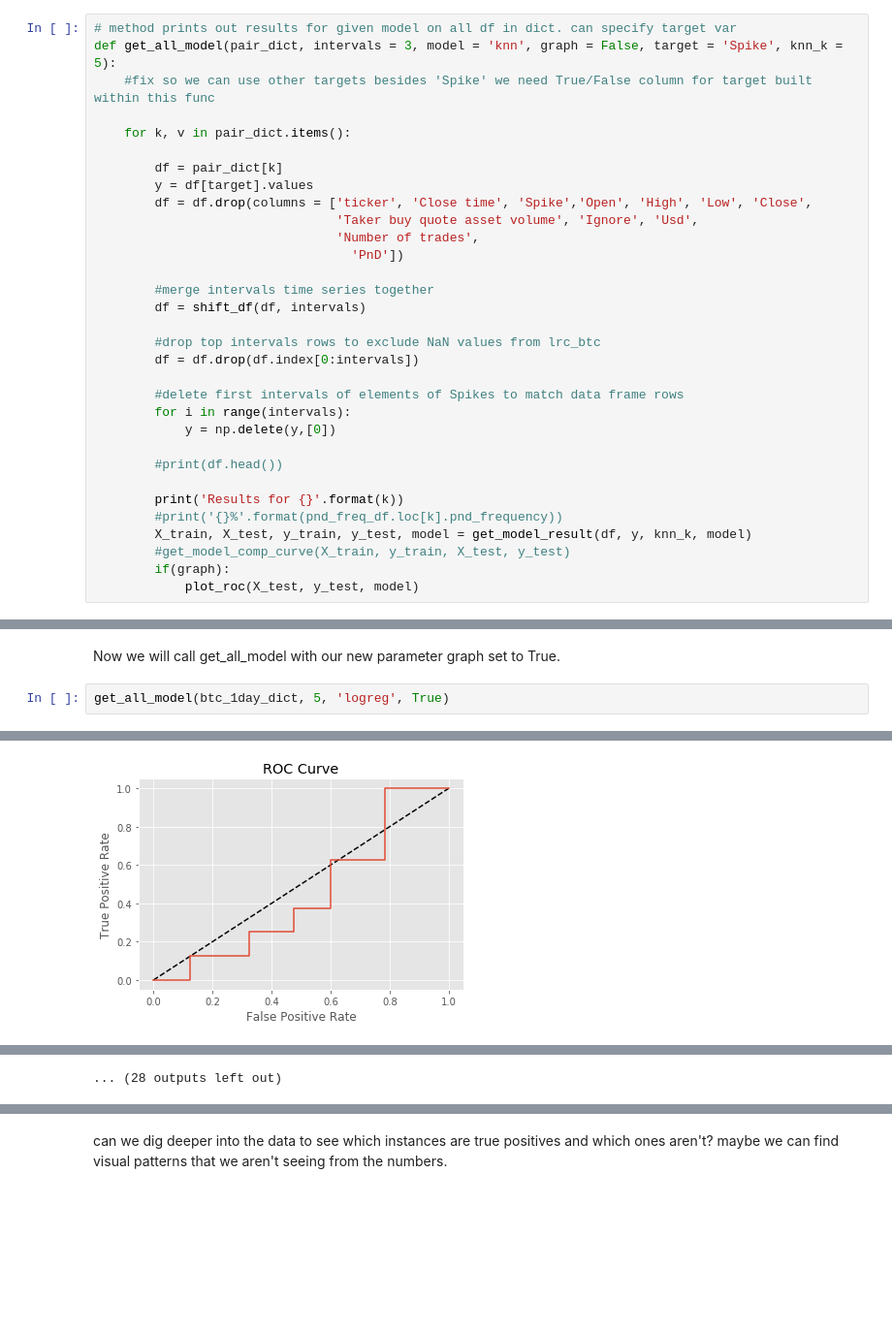
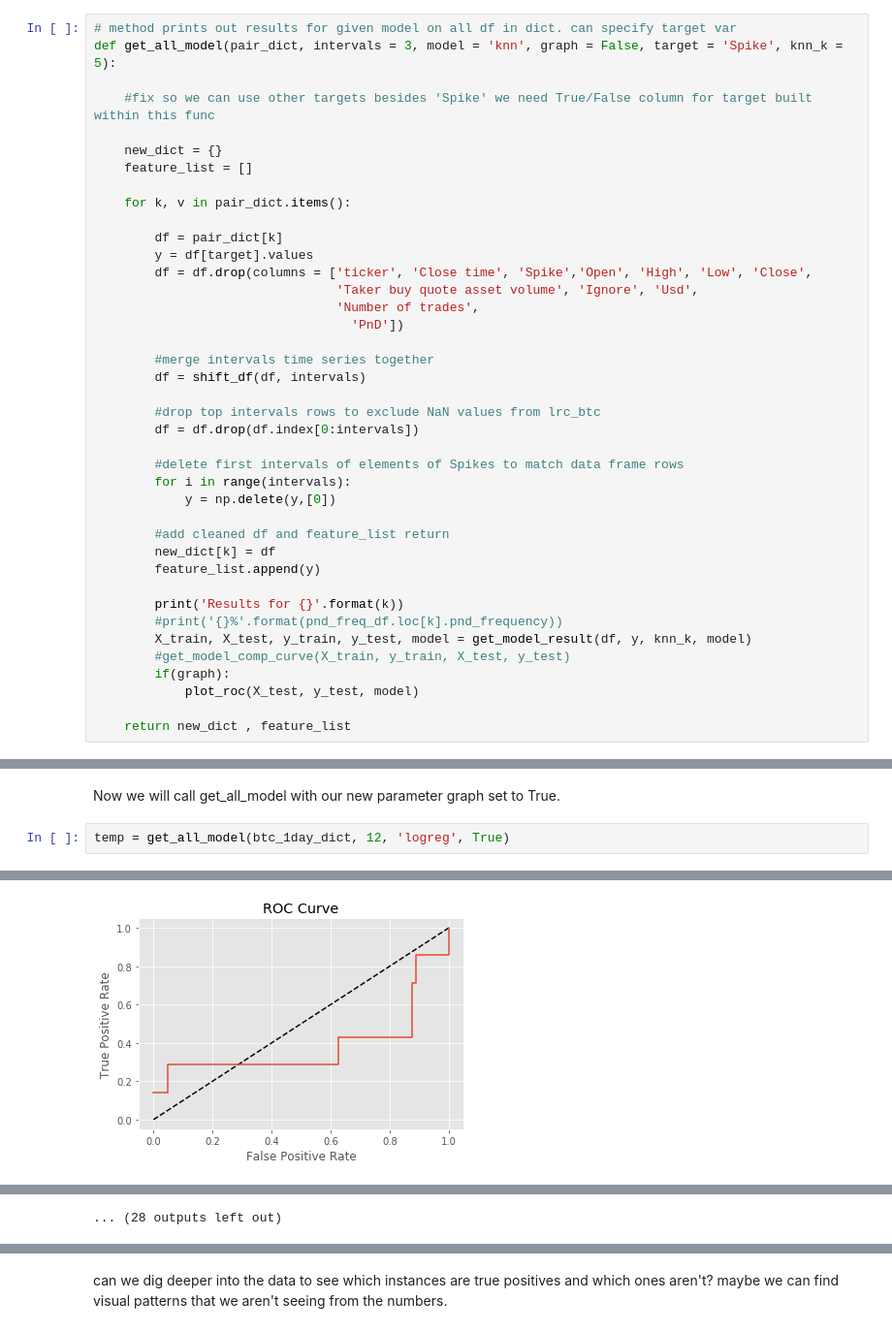
Before and after one commit to DelvinM/Cryptocurrency-Analysis, a Jupyter notebook: Binance-Analysis.ipynb, the cells around one changed output, grey strips where cells are left out. Shown at 97% size. Cells and saved outputs as stored; diff of their text form; blank space fills up the shorter version.

```diff
--- a/Binance-Analysis.ipynb
+++ b/Binance-Analysis.ipynb
@@ -928,7 +928,11 @@ Here we will test our findings on the other BTC pairs we have to see if our KNN
 # %%
 # method prints out results for given model on all df in dict. can specify target var
 def get_all_model(pair_dict, intervals = 3, model = 'knn', graph = False, target = 'Spike', knn_k = 5):
+
     #fix so we can use other targets besides 'Spike' we need True/False column for target built within this func
+
+    new_dict = {}
+    feature_list = []
 
     for k, v in pair_dict.items():
 
@@ -949,7 +953,9 @@ def get_all_model(pair_dict, intervals = 3, model = 'knn', graph = False, target
         for i in range(intervals):
             y = np.delete(y,[0])
 
-        #print(df.head())
+        #add cleaned df and feature_list return
+        new_dict[k] = df
+        feature_list.append(y)
 
         print('Results for {}'.format(k))
         #print('{}%'.format(pnd_freq_df.loc[k].pnd_frequency))
@@ -957,4 +963,6 @@ def get_all_model(pair_dict, intervals = 3, model = 'knn', graph = False, target
         #get_model_comp_curve(X_train, y_train, X_test, y_test)
         if(graph):
             plot_roc(X_test, y_test, model)
+
+    return new_dict , feature_list
 # %%
@@ -1073,7 +1093,7 @@ def plot_roc(X_test, y_test, logreg):
 # %% [markdown]
 Now we will call get_all_model with our new parameter graph set to True.
 # %%
-get_all_model(btc_1day_dict, 5, 'logreg', True)
+temp = get_all_model(btc_1day_dict, 12, 'logreg', True)
 # %% [output]
 Results for ETHBTC
 Confusion Matrix:
@@ -1101,3 +1121,3 @@ avg / total       0.79      0.84      0.81        73
-[figure, old version]
+[figure, new version]
 Results for BNBBTC
 Confusion Matrix:
```
Also changed, not shown: parts of 28 cells of this notebook.
